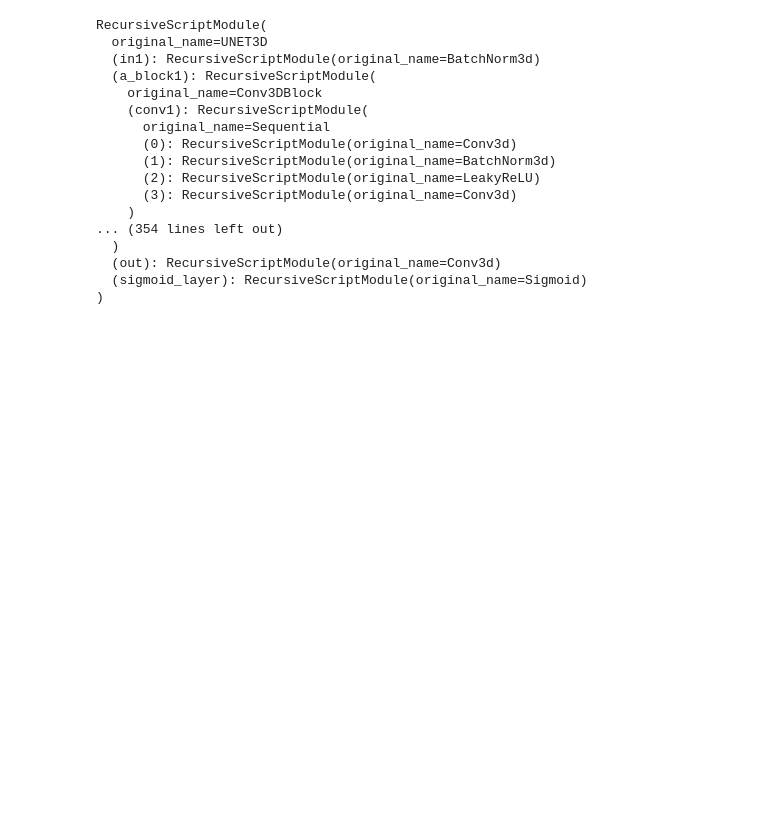
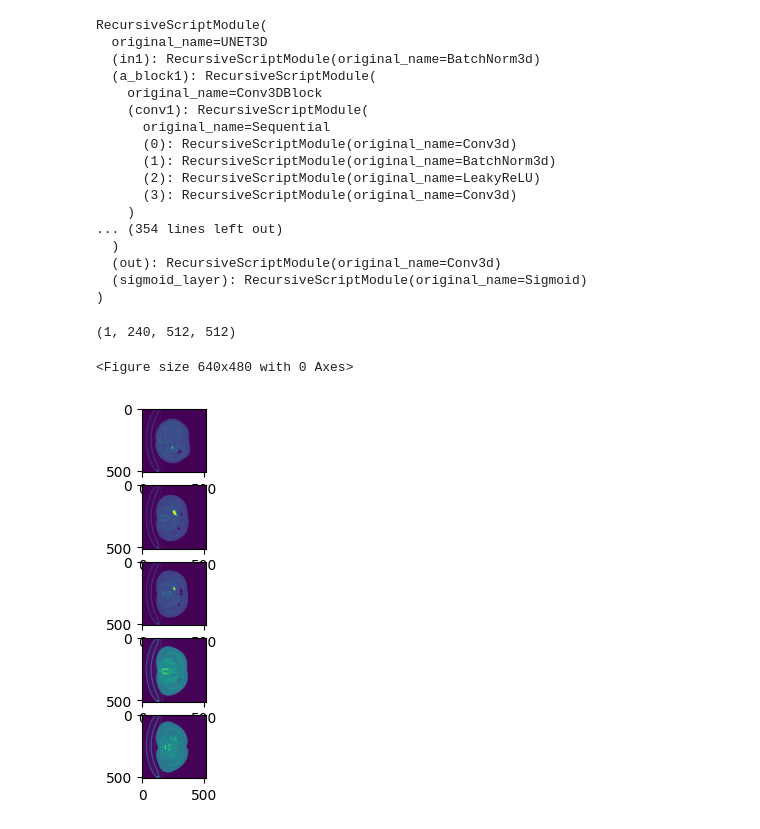
Before and after one commit to jayasurya321/Pancreas_segmentation, a Jupyter notebook: unet-deploy.ipynb, the cells around one changed output. Saved outputs shown, nothing was run; the diff lists cells and outputs as text; code cells hidden in the pictures; blank space fills up the shorter version.

Commit message:
Kaggle Notebook | unet_deploy | Version 3

```diff
--- a/unet-deploy.ipynb
+++ b/unet-deploy.ipynb
@@ -180,6 +180,8 @@ def run(path):
     img = np.load(path)
     org=img
     Z_org=img.shape[2]
+    org=np.resize(org.transpose(),(1,Z_org,512,512))
+    org=(org-np.min(org))/(np.max(org)-np.min(org))
     # Check if the image depth is greater than or equal to 183
     if img.shape[2] >= 183:
         # Crop the image based on specified dimensions
@@ -244,8 +246,25 @@ def run(path):
     label=np.zeros((1,Z_org,512,512))
     label[:,z1+frontz:z1+frontz+128,150+frontx:150+frontx+200, 150+fronty:150+fronty+128]=yhat
     #label=list(label)
-    return label
+    return label+org
 # %%
-#x=run('/kaggle/input/pancreasct-dataset/images/0001.npy')
-#print(np.shape(x))
-#print(x)
+x=run('/kaggle/input/pancreasct-dataset/images/0001.npy')
+print(np.shape(x))
+# %% [output]
+(1, 240, 512, 512)
+# %%
+def print_image(x, slice_no):
+    plt.figure()
+
+    # Create subplots with specified number of rows and columns
+    f, axarr = plt.subplots(len(slice_no))
+
+    # Iterate over slice numbers
+    for i in range(len(slice_no)):
+        # Display original image in the first column
+        axarr[i].imshow(np.resize(x[slice_no[i]], (x.shape[1], x.shape[2], 1)))
+# %%
+print_image(((x))[0],[100,150,160,180,200])
+# %% [output]
+<Figure size 640x480 with 0 Axes>
+[figure, added]
```
